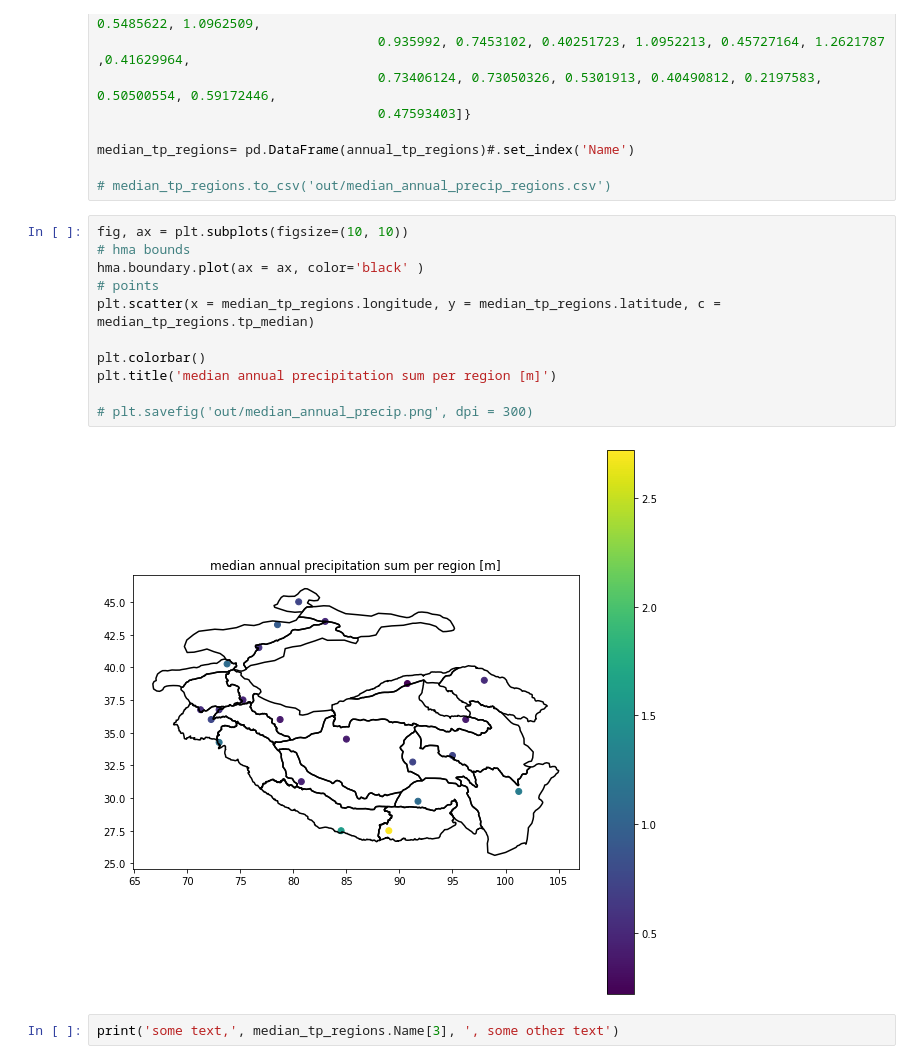
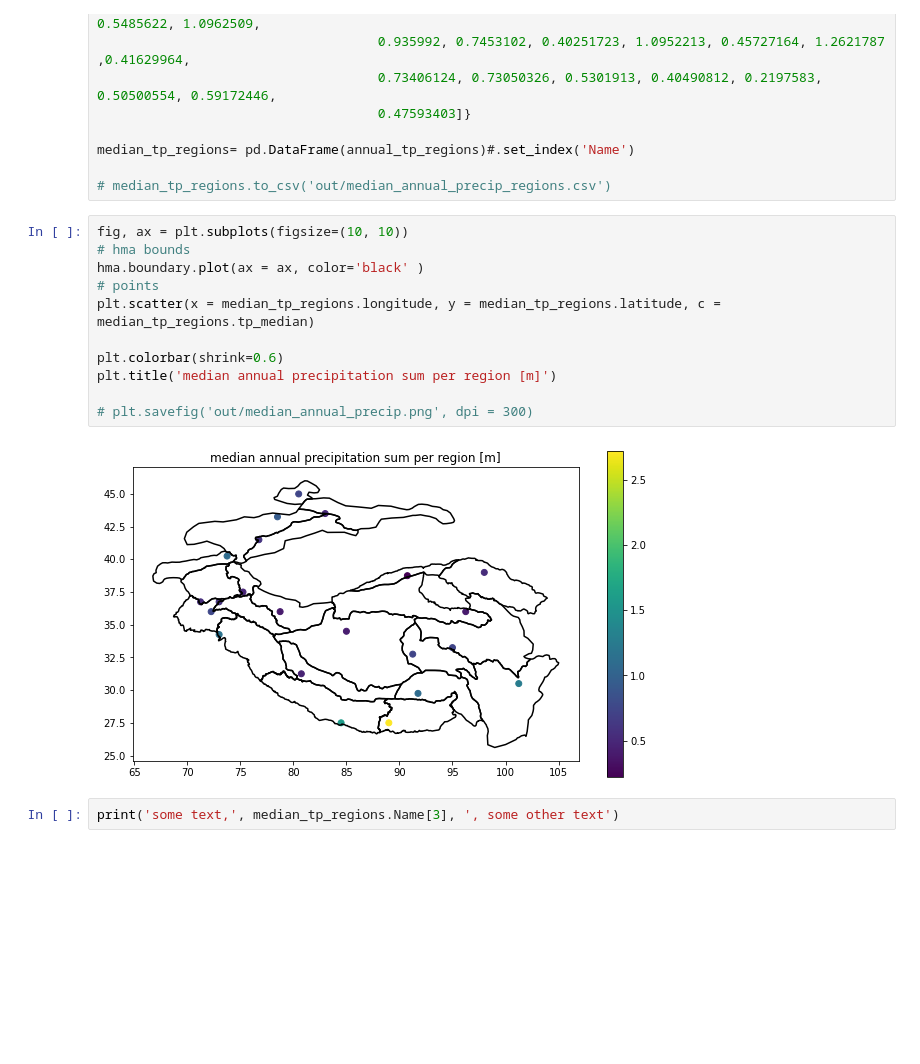
Before and after one commit to varyabazilova/hma_regions, a Jupyter notebook: era5_locate_median_point.ipynb, the cells around one changed output. Saved outputs shown, nothing was run; the diff lists cells and outputs as text; blank space fills up the shorter version.

```diff
--- a/era5_locate_median_point.ipynb
+++ b/era5_locate_median_point.ipynb
@@ -359,16 +359,16 @@ median_tp_regions= pd.DataFrame(annual_tp_regions)#.set_index('Name')
 # %%
 fig, ax = plt.subplots(figsize=(10, 10))
 # hma bounds
 hma.boundary.plot(ax = ax, color='black' )
 # points
 plt.scatter(x = median_tp_regions.longitude, y = median_tp_regions.latitude, c = median_tp_regions.tp_median)
 
-plt.colorbar()
+plt.colorbar(shrink=0.6)
 plt.title('median annual precipitation sum per region [m]')
 
 # plt.savefig('out/median_annual_precip.png', dpi = 300)
 # %% [output]
-[figure, old version]
+[figure, new version]
 # %%
 print('some text,', median_tp_regions.Name[3], ', some other text')
 # %%
```
Also changed, not shown: parts of 18 cells of this notebook, 9 other files.
